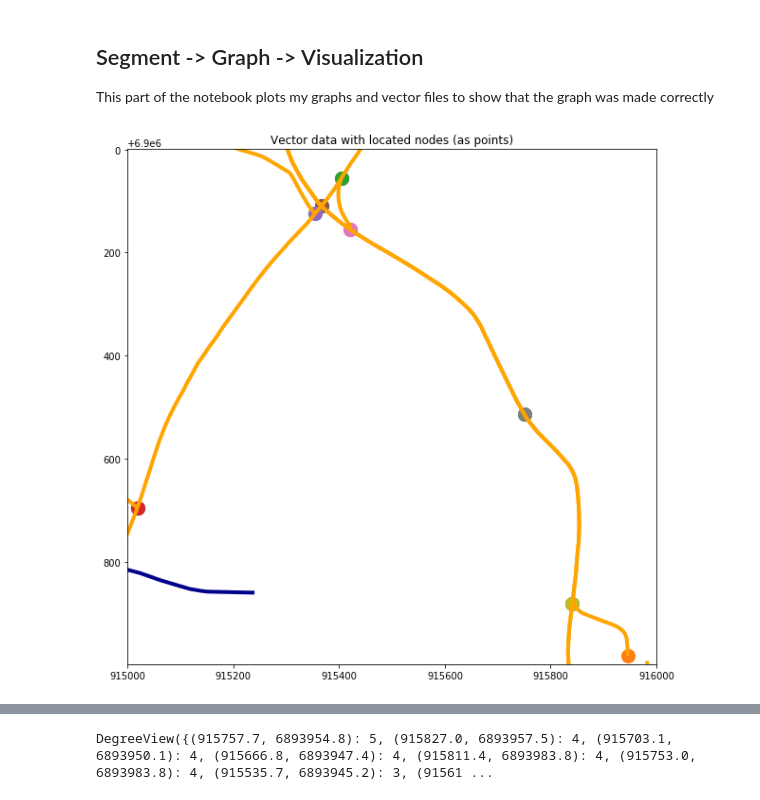
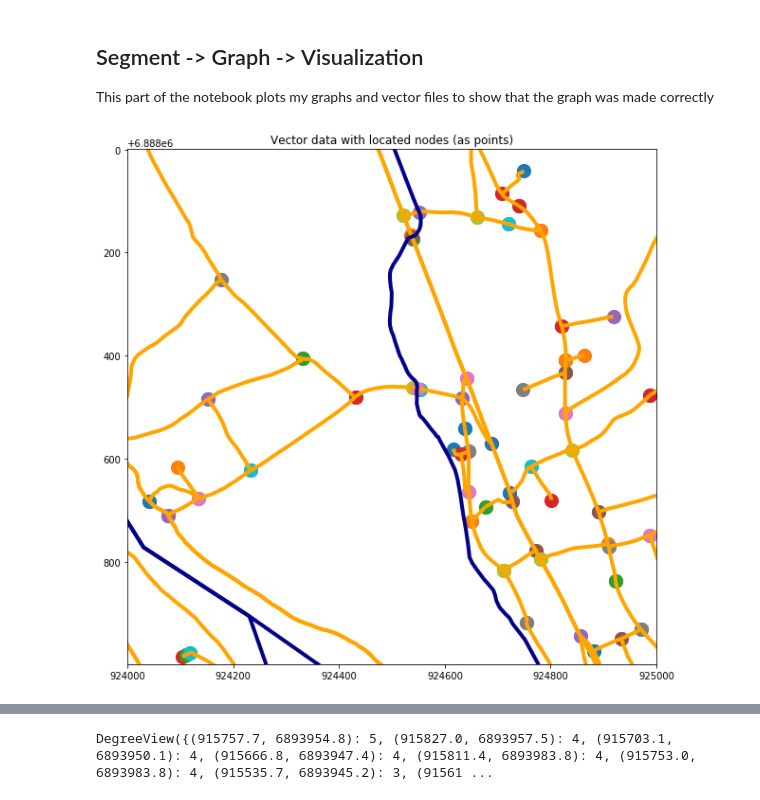
Before and after one commit to margokhokhlova/geomaps_with_pandas, a Jupyter notebook: graph_nx.ipynb, the cells around one changed output, grey strips where cells are left out. Drawn from its saved outputs; the diff is of its cells as text; code cells hidden in the pictures.

```diff
--- a/graph_nx.ipynb
+++ b/graph_nx.ipynb
@@ -139,12 +160,12 @@ def create_graph(gp_frame, poly = None):
 # %%
-for i, poly in enumerate(csv_poly[25:26]):
-    i=25
-    name  = imagePaths[i][:-7] + 'vector.shp'
+#graph_dict = {}
+for i, poly in enumerate(csv_poly):
+    name  = imagePaths[i][:-7] + 'vector.gpickle'
     print(name)
     sg_roads = all_roads[all_roads.geometry.intersects(poly)]  # extract segments of roads
     sg_water = all_water[all_water.geometry.intersects(poly)]  # extract segments of water
-    sg_single_roads = make_single_string_object(sg_roads) # remove multistrings
-    sg_single_water = make_single_string_object(sg_water)
+    sg_single_roads = make_single_string_object(sg_roads, poly) # remove multistrings
+    sg_single_water = make_single_string_object(sg_water, poly)
     sg_single_roads = drop_columns_and_add_one(sg_single_roads, 'roads') # remove extra columns
     sg_single_water = drop_columns_and_add_one(sg_single_water, 'water')
     combined_pd = sg_single_roads.append(sg_single_water, ignore_index= True) # in this stage I am ready to save all the sub-images
@@ -152,4 +173,6 @@ for i, poly in enumerate(csv_poly[25:26]):
         continue
     else:
         G = create_graph(gp_frame=combined_pd, poly=poly)
+        #graph_dict[name] = G
+        nx.write_gpickle(G, name, protocol=4)
 # %% [output]
@@ -169,21 +213,21 @@ shapely.geometry.linestring.LineString
 This part of the notebook plots my graphs and vector files to show that the graph was made correctly
 # %%
 # check if the nodes are correctly extracted
-for poly in csv_poly[25:26]:
+for poly in csv_poly[198:199]:
     sg_roads = all_roads[all_roads.geometry.intersects(poly)]  # extract segments of roads
     sg_water = all_water[all_water.geometry.intersects(poly)]  # extract segments of water
     fig, ax = plt.subplots(figsize=(10.0, 10.0))
     if not  sg_roads.empty:
         sg_roads.plot(linewidth=4.0, edgecolor='#FFA500', color='#FFA500', ax=ax)
     if not sg_water.empty:
         sg_water.plot(linewidth=4.0, edgecolor='#00008B', color='#00008B', ax=ax)
     for n in G.nodes:
         ax.scatter(n[0],n[1], marker="o", s=200, label=str(i))
     ax.set_xlim([poly.bounds[0],poly.bounds[2]])
     ax.set_ylim([poly.bounds[3],poly.bounds[1]])
     ax.set_title("Vector data with located nodes (as points)")
 # %% [output]
-[figure, old version]
+[figure, new version]
 # %%
 ## convert to indirected G.to_indirected or view (below)
 # %%
```
Also changed, not shown: parts of 9 cells of this notebook.
